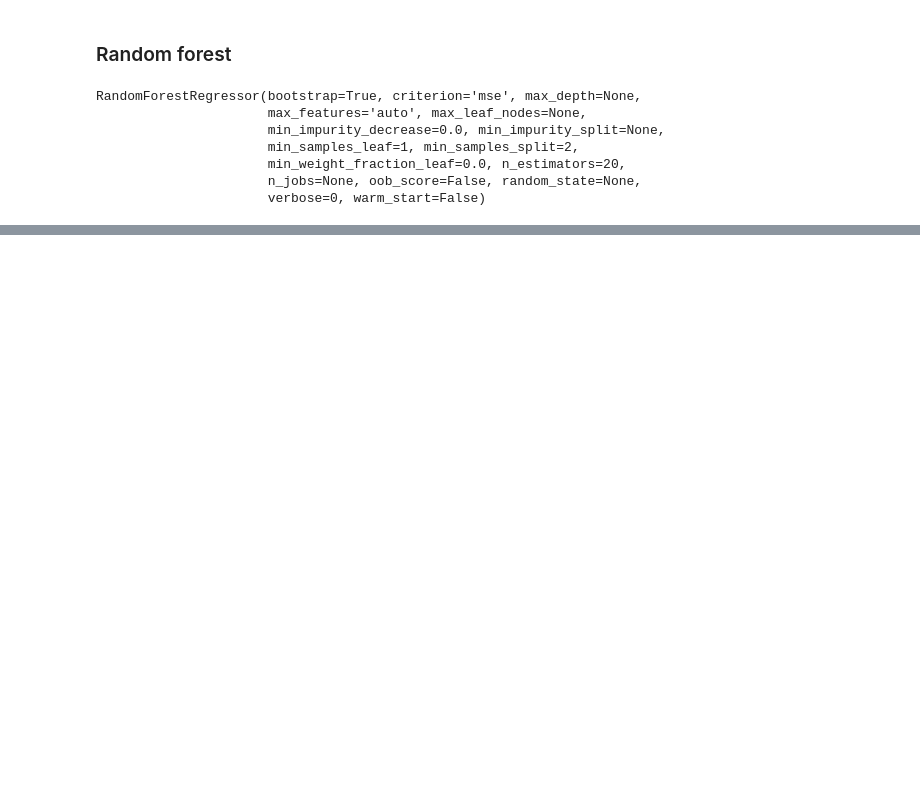
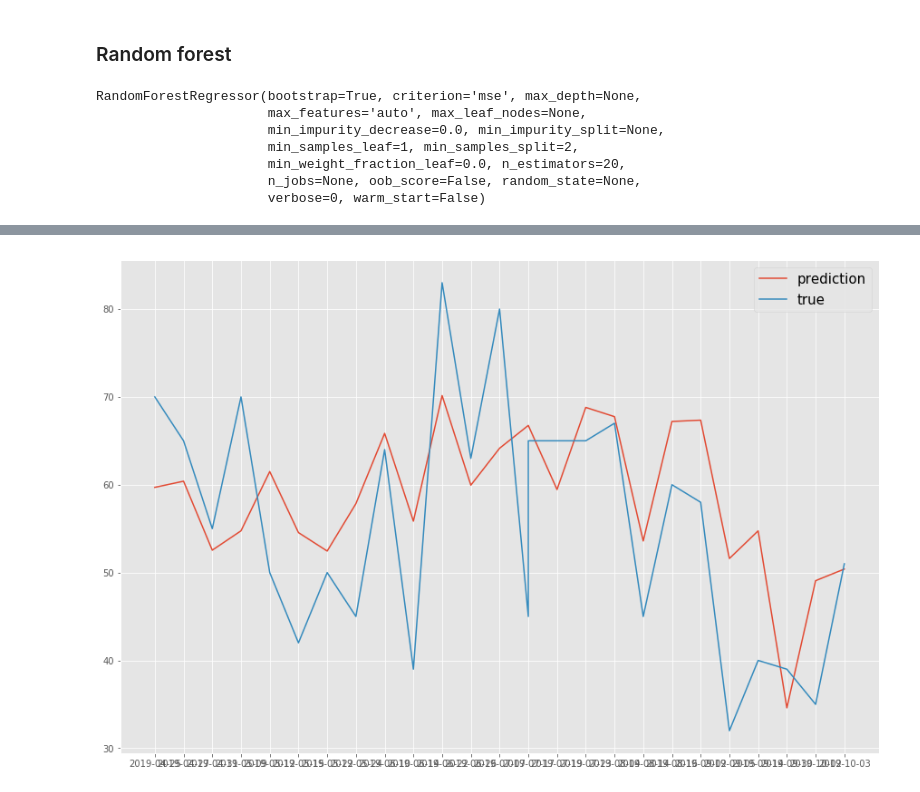
Before and after one commit to kamransoomro84/souper-duper, a Jupyter notebook: ml_models.ipynb, the cells around one changed output, grey strips where cells are left out. Drawn from its saved outputs; the diff is of its cells as text; code cells hidden in the pictures; blank space fills up the shorter version.

```diff
--- a/ml_models.ipynb
+++ b/ml_models.ipynb
@@ -233,0 +247,6 @@ yhat = forest.predict(X)
+# %%
+ml_viz = viz.copy()
+ml_viz['date'] = ml_viz['year'].astype(str) + '-' + \
+                 ml_viz['month'].astype(str).apply(lambda s: f'{s:0>2}') + '-' + \
+                 ml_viz['day_of_month'].astype(str).apply(lambda s: f'{s:0>2}')
+ml_viz.head()
@@ -233,0 +261,6 @@ yhat = forest.predict(X)
+# %%
+train_idx = (ml_viz['year'] == 2018) | (ml_viz['month'] < 4) | \
+               ((ml_viz['month'] == 4) & (ml_viz['day_of_month'] <= 20))
+train, test = ml_viz[train_idx], ml_viz[~train_idx]
+#train = train[['date', 'total']]
+train.head()
@@ -233,0 +275,9 @@ yhat = forest.predict(X)
+# %%
+forest.fit(train[variables], train['total'])
+preds = test.copy()[variables]
+preds['total'] = [forest.predict([preds.iloc[idx, :]])[0] for idx in range(len(preds))]
+preds['date'] = preds['year'].astype(str) + '-' + \
+                preds['month'].astype(str).apply(lambda s: f'{s:0>2}') + '-' + \
+                preds['day_of_month'].astype(str).apply(lambda s: f'{s:0>2}')
+preds = preds[['date', 'total']]
+preds.head()
@@ -233,0 +291,3 @@ yhat = forest.predict(X)
+# %%
+test = test[['date', 'total']]
+test.head()
@@ -233,0 +301,9 @@ yhat = forest.predict(X)
+# %%
+plt.style.use('ggplot')
+fig, ax = plt.subplots(figsize = (15, 10))
+plt.plot(preds['date'], preds['total'], label = 'prediction')
+plt.plot(test['date'], test['total'], label = 'true')
+plt.legend(fontsize = 15)
+plt.show()
+# %% [output]
+[figure, added]
```
Also changed, not shown: parts of 17 cells of this notebook.
